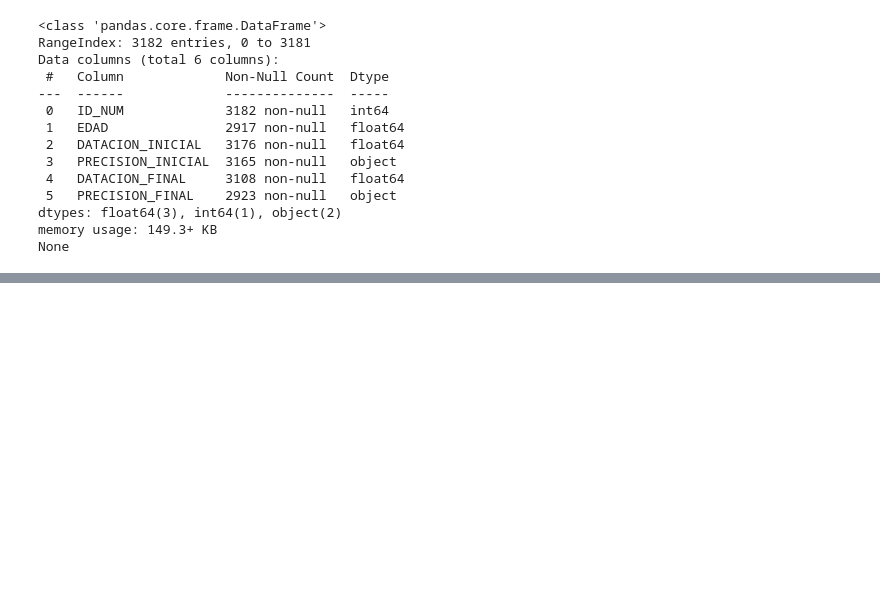
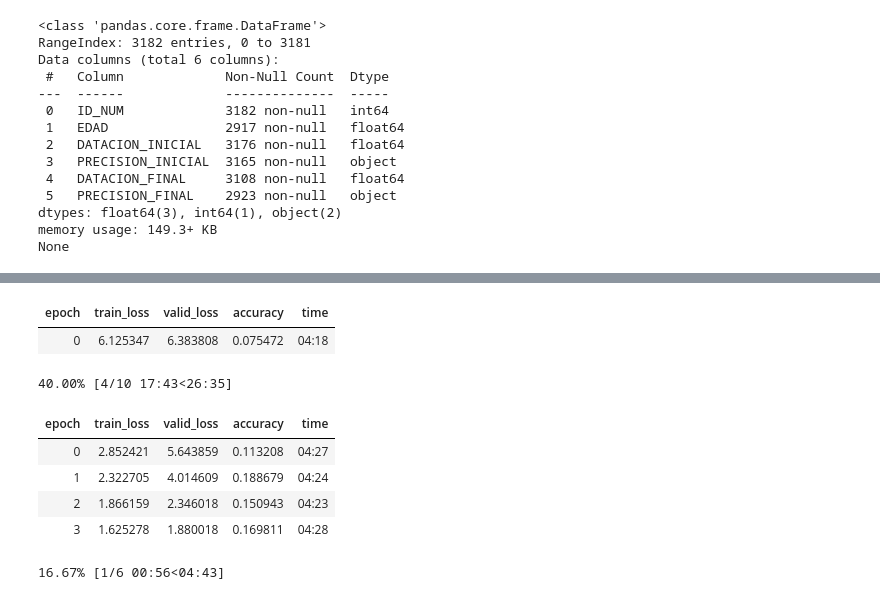
Before and after one commit to IA2021UR/trabajo-ia-en-la-comunidad-de-la-rioja-equipo-10, a Jupyter notebook: TrabajoTimmyElNiño.ipynb, the cells around one changed output, grey strips where cells are left out. Cells and saved outputs as stored; diff of their text form; code cells hidden in the pictures; blank space fills up the shorter version.

```diff
--- a/TrabajoTimmyElNiño.ipynb
+++ b/TrabajoTimmyElNiño.ipynb
@@ -152,3 +229,14 @@ moveImages('/content/cleanedDataset')
+# %%
+db = DataBlock(blocks = (ImageBlock, CategoryBlock),
+                 get_items=get_image_files,
+                 splitter=RandomSplitter(valid_pct=0.2,seed=42),
+                 get_y=parent_label,
+                 item_tfms = Resize(512),
+                 batch_tfms=aug_transforms(size=256,min_scale=0.75))
+# %%
+trainPath = Path('/content/data/museo/train')
+# %%
+dls = db.dataloaders(trainPath,bs=32)
 # %%
 !pip install timm
 import timm
@@ -170,0 +270,14 @@ model.num_classes
+# %%
+learn = Learner(dls, timm.create_model('resnetrs50'),metrics=accuracy).to_fp16()
+# %%
+history = learn.fine_tune(10,base_lr=1e-3)
+# %% [output]
+| epoch | train_loss | valid_loss | accuracy | time |
+| 0 | 6.125347 | 6.383808 | 0.075472 | 04:18 |
+40.00% [4/10 17:43<26:35]
+| epoch | train_loss | valid_loss | accuracy | time |
+| 0 | 2.852421 | 5.643859 | 0.113208 | 04:27 |
+| 1 | 2.322705 | 4.014609 | 0.188679 | 04:24 |
+| 2 | 1.866159 | 2.346018 | 0.150943 | 04:23 |
+| 3 | 1.625278 | 1.880018 | 0.169811 | 04:28 |
+16.67% [1/6 00:56<04:43]
```
Also changed, not shown: parts of 11 cells of this notebook.
